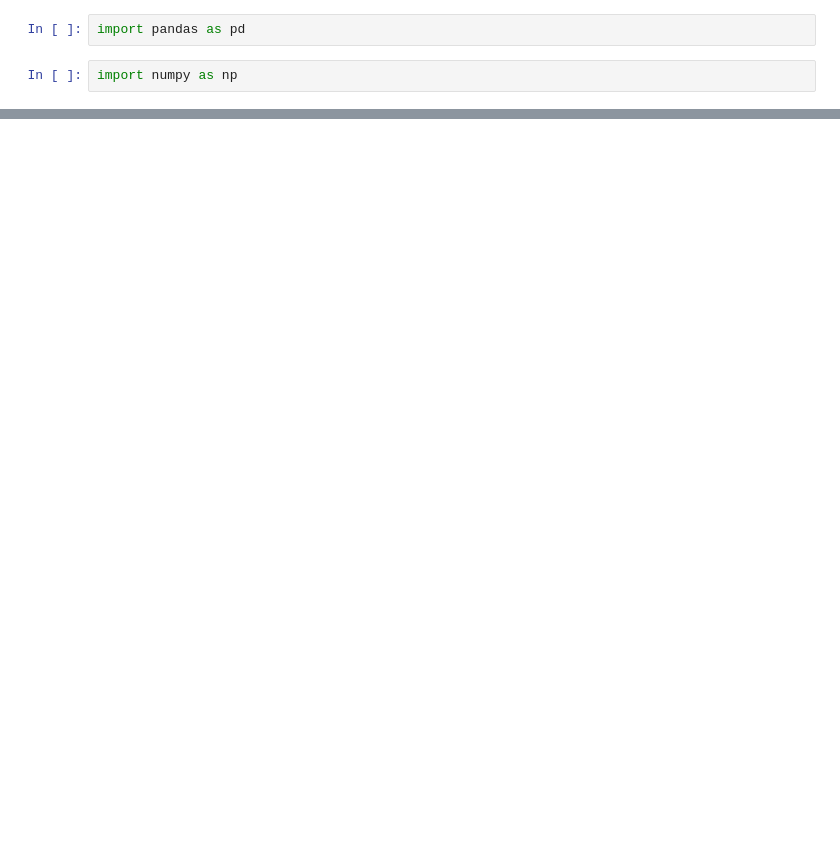
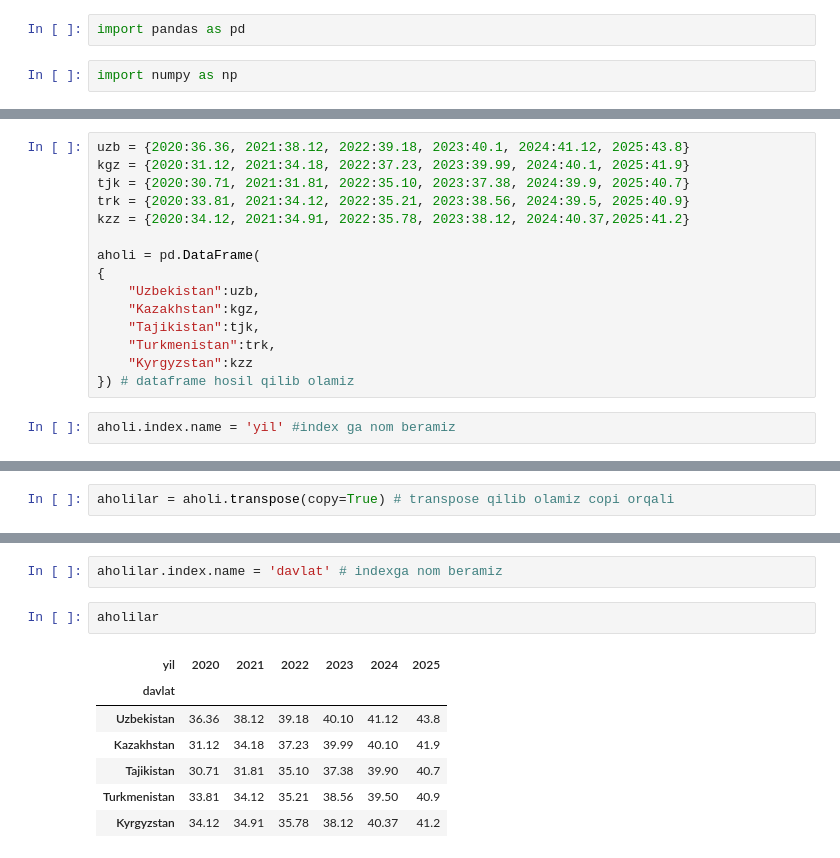
Before and after one commit to shoxruxmamitov/pandas-kutubxonasi, a Jupyter notebook: elementlarni_tanlash.ipynb, the cells around one changed output, grey strips where cells are left out. Saved outputs shown, nothing was run; the diff lists cells and outputs as text; blank space fills up the shorter version.

```diff
--- a/elementlarni_tanlash.ipynb
+++ b/elementlarni_tanlash.ipynb
@@ -213,0 +7,17 @@ dtype: float64
+# %%
+uzb = {2020:36.36, 2021:38.12, 2022:39.18, 2023:40.1, 2024:41.12, 2025:43.8}
+kgz = {2020:31.12, 2021:34.18, 2022:37.23, 2023:39.99, 2024:40.1, 2025:41.9}
+tjk = {2020:30.71, 2021:31.81, 2022:35.10, 2023:37.38, 2024:39.9, 2025:40.7}
+trk = {2020:33.81, 2021:34.12, 2022:35.21, 2023:38.56, 2024:39.5, 2025:40.9}
+kzz = {2020:34.12, 2021:34.91, 2022:35.78, 2023:38.12, 2024:40.37,2025:41.2}
+
+aholi = pd.DataFrame(
+{
+    "Uzbekistan":uzb,
+    "Kazakhstan":kgz,
+    "Tajikistan":tjk,
+    "Turkmenistan":trk,
+    "Kyrgyzstan":kzz
+}) # dataframe hosil qilib olamiz
+# %%
+aholi.index.name = 'yil' #index ga nom beramiz
@@ -213,0 +133,2 @@ dtype: float64
+# %%
+aholilar = aholi.transpose(copy=True) # transpose qilib olamiz copi orqali
@@ -213,0 +144,12 @@ dtype: float64
+# %%
+aholilar.index.name = 'davlat' # indexga nom beramiz
+# %%
+aholilar
+# %% [output]
+| yil | 2020 | 2021 | 2022 | 2023 | 2024 | 2025 |
+| davlat |  |  |  |  |  |  |
+| Uzbekistan | 36.36 | 38.12 | 39.18 | 40.10 | 41.12 | 43.8 |
+| Kazakhstan | 31.12 | 34.18 | 37.23 | 39.99 | 40.10 | 41.9 |
+| Tajikistan | 30.71 | 31.81 | 35.10 | 37.38 | 39.90 | 40.7 |
+| Turkmenistan | 33.81 | 34.12 | 35.21 | 38.56 | 39.50 | 40.9 |
+| Kyrgyzstan | 34.12 | 34.91 | 35.78 | 38.12 | 40.37 | 41.2 |
```
Also changed, not shown: parts of 40 cells of this notebook.
